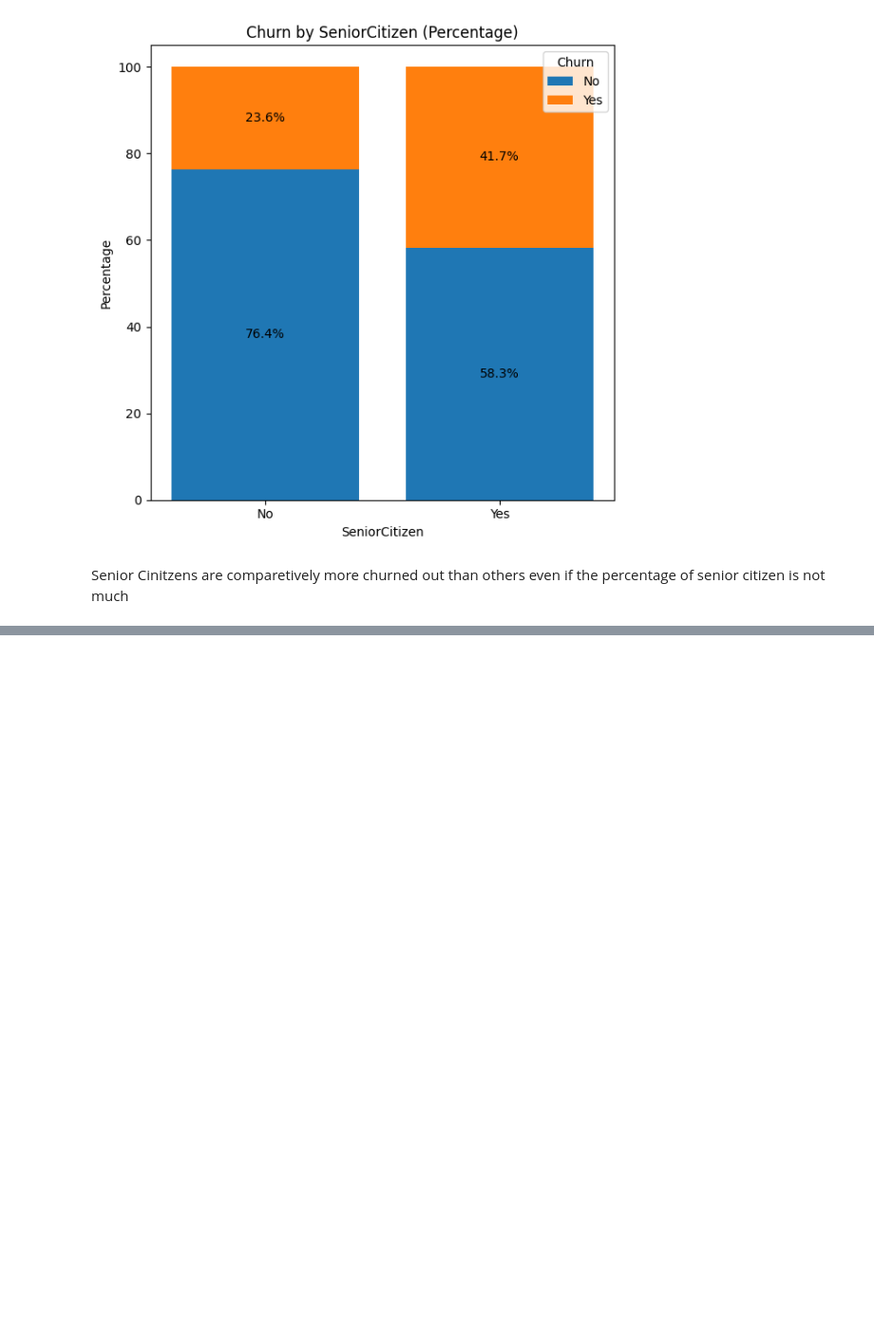
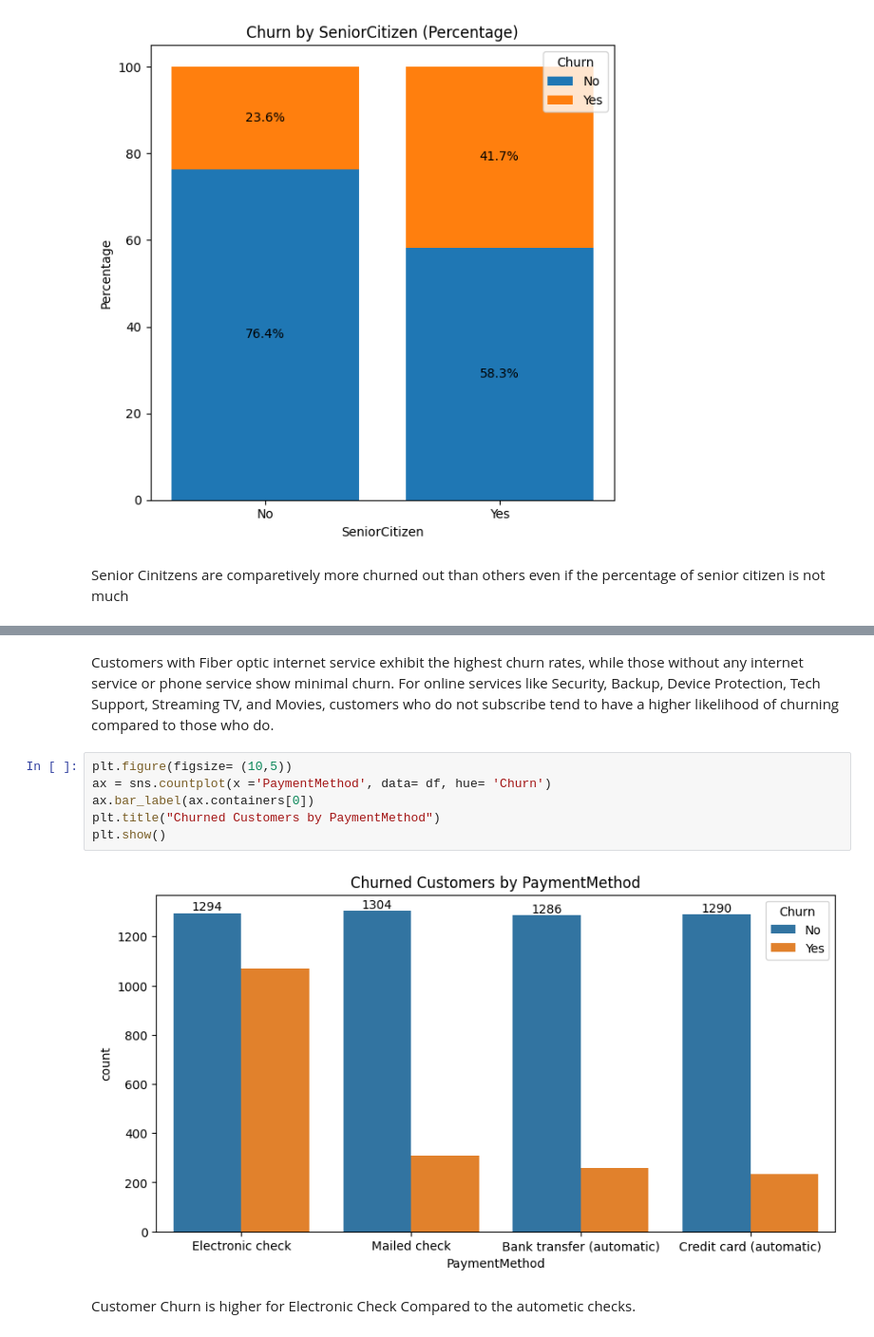
Before and after one commit to ontu001/Telco-Customer-Churn-Analysis---EDA_Python, a Jupyter notebook: customer_churn_eda_script.ipynb, the cells around one changed output, grey strips where cells are left out. Shown at 95% size. Saved outputs shown, nothing was run; the diff lists cells and outputs as text; blank space fills up the shorter version.

```diff
--- a/customer_churn_eda_script.ipynb
+++ b/customer_churn_eda_script.ipynb
@@ -189,0 +243,12 @@ Senior Cinitzens are comparetively more churned out than others even if the perc
+# %% [markdown]
+ Customers with Fiber optic internet service exhibit the highest churn rates, while those without any internet service or phone service show minimal churn. For online services like Security, Backup, Device Protection, Tech Support, Streaming TV, and Movies, customers who do not subscribe tend to have a higher likelihood of churning compared to those who do.
+# %%
+plt.figure(figsize= (10,5))
+ax = sns.countplot(x ='PaymentMethod', data= df, hue= 'Churn')
+ax.bar_label(ax.containers[0])
+plt.title("Churned Customers by PaymentMethod")
+plt.show()
+# %% [output]
+[figure, added]
+# %% [markdown]
+Customer Churn is higher for Electronic Check Compared to the autometic checks.
```
Also changed, not shown: parts of 6 cells of this notebook.
